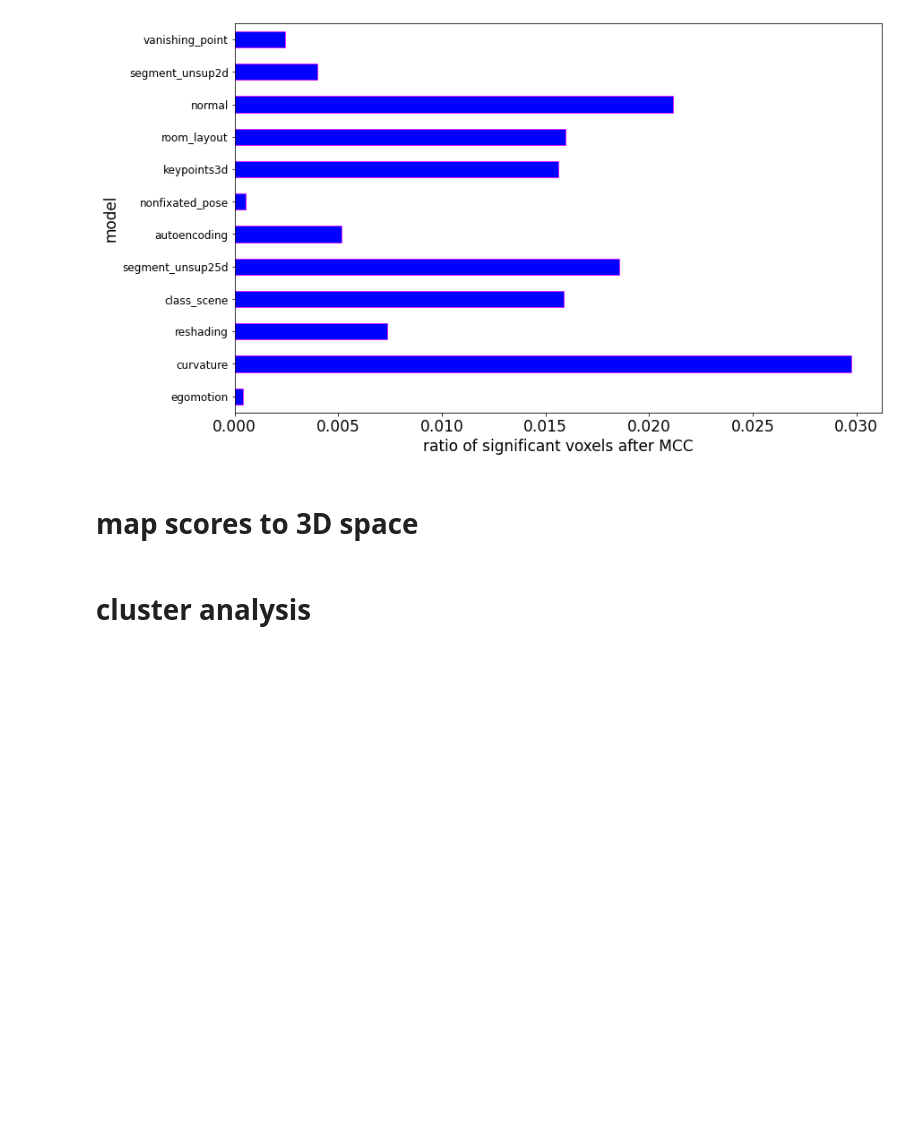
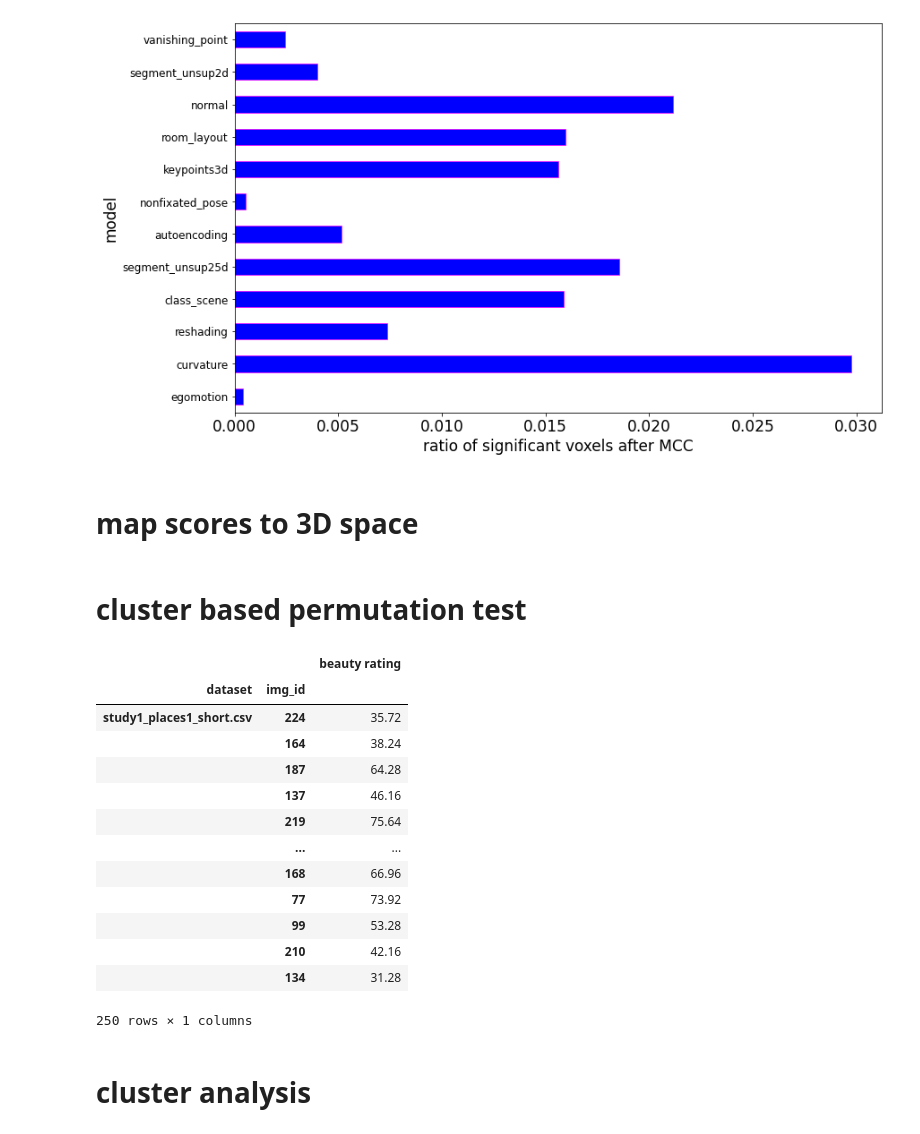
Before and after one commit to toniklenk/analysis-taskonomy, a Jupyter notebook: scripts/factor3 spatialintegration.ipynb, the cells around one changed output. Cells and saved outputs as stored; diff of their text form; code cells hidden in the pictures; blank space fills up the shorter version.

```diff
--- a/scripts/factor3 spatialintegration.ipynb
+++ b/scripts/factor3 spatialintegration.ipynb
@@ -242,3 +328,17 @@ setup_singlelayer("vanishing_point", layer_idx)
+# %%
+st = "study4"
+sc = "scale8"
+mo = "vanishing_point"
+integration = run_spatialintegration_analysis_bestlayer(mo, st, sc, 28)
+df_integration = pd.DataFrame(integration_subsets.squeeze().T)
+
+df_integration.to_hdf(
+    os.path.join(
+        PATH_SUBSETDATA,
+        st + sc + mo + "layer28" + ".hd5",
+    ),
+    key="integration",
+)
 # %% [markdown]
 # analysis on randnet
 # %%
@@ -476,3 +576,5 @@ subset_correlations.loc[mo].pvalue.values
 ns.map_back_scores(scores, pat)
 # %%
 scores3d = list(ns.scores.values())[0]
+# %% [markdown]
+# cluster based permutation test
@@ -478,0 +633,17 @@ scores3d = list(ns.scores.values())[0]
+# %%
+beauty_ratings["study1_places1_short.csv"].copy().sample(frac=1)
+# %% [output]
+|  |  | beauty rating |
+| dataset | img_id |  |
+| study1_places1_short.csv | 224 | 35.72 |
+|  | 164 | 38.24 |
+|  | 187 | 64.28 |
+|  | 137 | 46.16 |
+|  | 219 | 75.64 |
+|  | ... | ... |
+|  | 168 | 66.96 |
+|  | 77 | 73.92 |
+|  | 99 | 53.28 |
+|  | 210 | 42.16 |
+|  | 134 | 31.28 |
+250 rows × 1 columns
```
Also changed, not shown: parts of 18 cells of this notebook.
